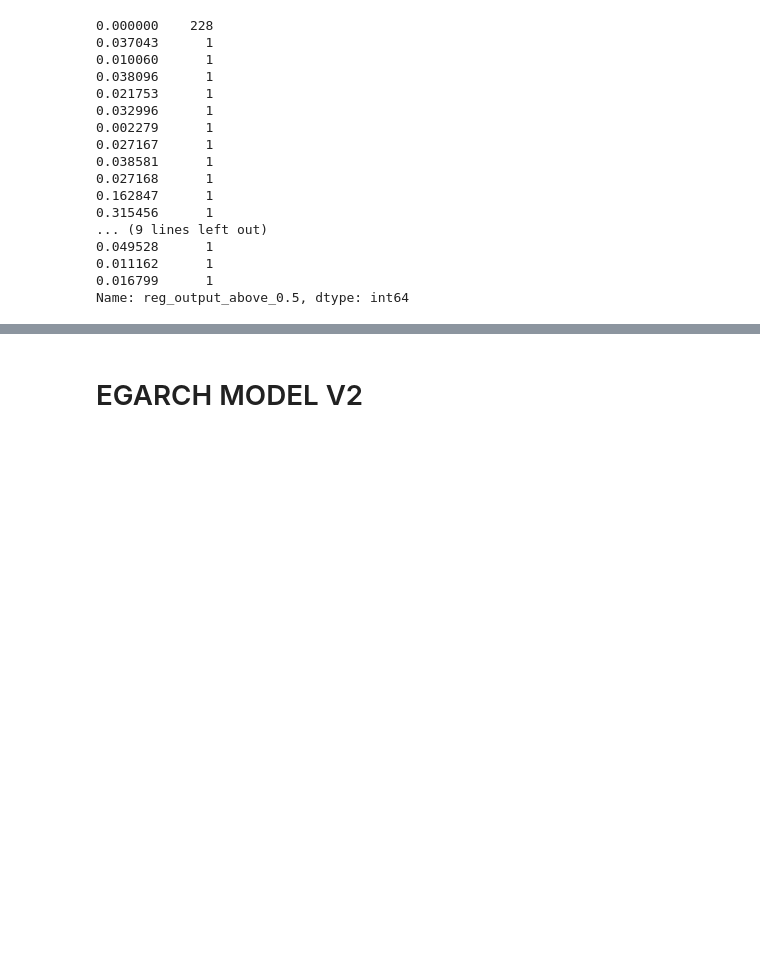
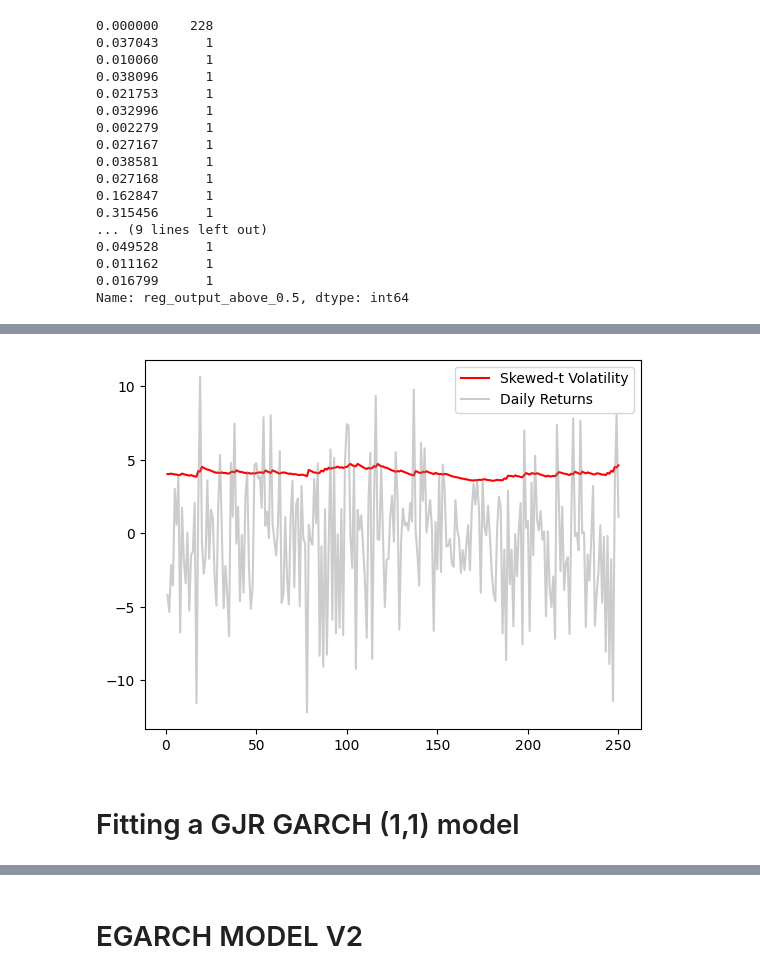
Before and after one commit to Maartenmoes9/Thesis_30_ECTS, a Jupyter notebook: GARCH_Oliver.ipynb, the cells around one changed output, grey strips where cells are left out. Drawn from its saved outputs; the diff is of its cells as text; code cells hidden in the pictures; blank space fills up the shorter version.

```diff
--- a/GARCH_Oliver.ipynb
+++ b/GARCH_Oliver.ipynb
@@ -175,0 +319,12 @@ Covariance estimator: robust
+# %%
+plt.plot(skewt_vol, color = 'red', label = 'Skewed-t Volatility')
+plt.plot(data['Return'], color = 'grey',
+         label = 'Daily Returns', alpha = 0.4)
+plt.legend(loc = 'upper right')
+plt.show()
+
+# When plotting the model together with the returns, it is clear the model does not perform well / also what the information criteria indicates
+# %% [output]
+[figure, added]
+# %% [markdown]
+# Fitting a GJR GARCH (1,1) model
```
Also changed, not shown: parts of 37 cells of this notebook.
